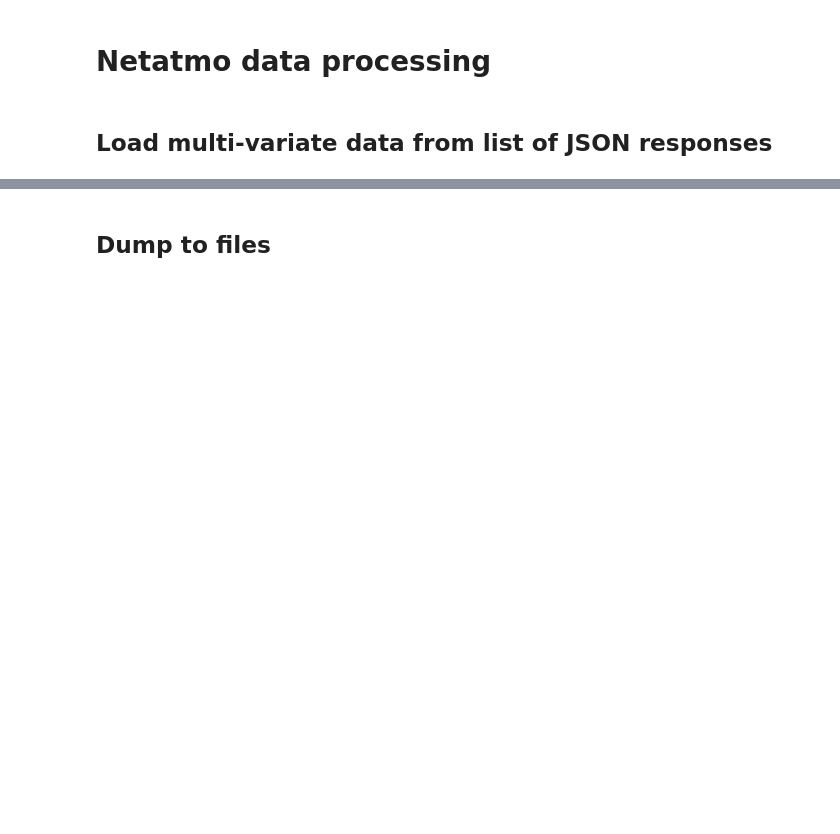
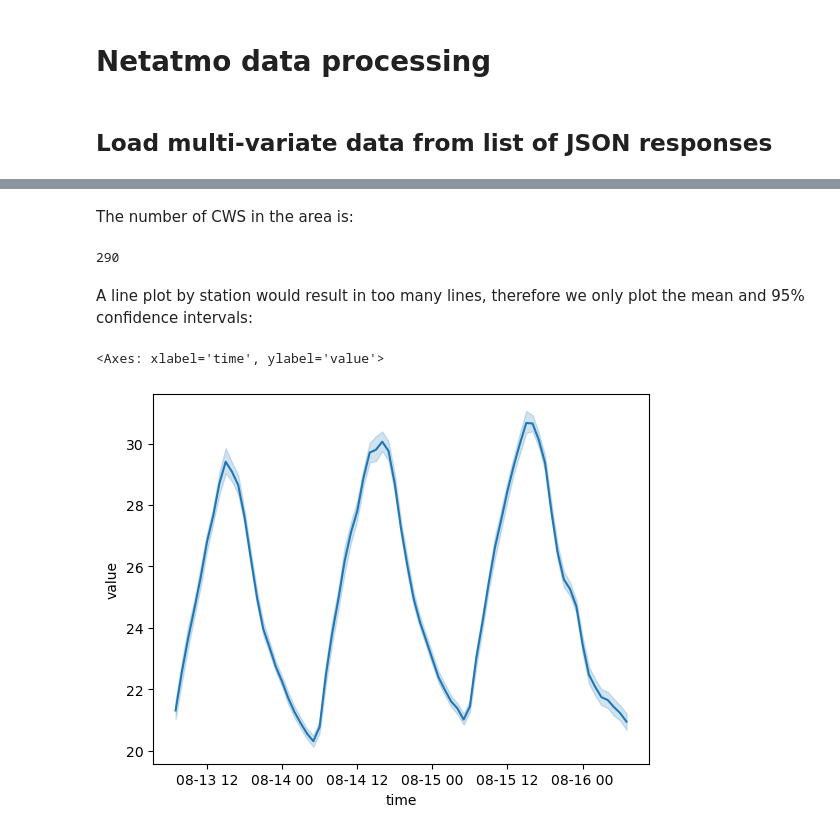
Before and after one commit to martibosch/uhi-drivers-lausanne, a Jupyter notebook: notebooks/netatmo-preprocessing.ipynb, the cells around one changed output, grey strips where cells are left out. Drawn from its saved outputs; the diff is of its cells as text; code cells hidden in the pictures; blank space fills up the shorter version.

Commit message:
feat: official stations data + DRY plots

```diff
--- a/notebooks/netatmo-preprocessing.ipynb
+++ b/notebooks/netatmo-preprocessing.ipynb
@@ -8,11 +11,16 @@ from uhi_drivers_lausanne import netatmo_utils
 # %% [markdown]
 ## Load multi-variate data from list of JSON responses
 # %%
-data_dir = "../data/raw/netatmo-lausanne-aug-21"
-dst_ts_df_filepath = "../data/interim/netatmo-lausanne-aug-21/ts-df.csv"
-dst_station_gser_filepath = "../data/interim/netatmo-lausanne-aug-21/station-gser.gpkg"
+start_dt = "2021-08-13T07:00"
+end_dt = "2021-08-16T07:00"
+
+data_dir = "../data/raw/netatmo"
+agglom_extent_filepath = "../data/raw/agglom-extent/agglom-extent.shp"
+dst_ts_df_filepath = "../data/interim/netatmo/ts-df.csv"
+dst_station_gser_filepath = "../data/interim/netatmo/station-gser.gpkg"
 # %%
 data_filepaths = glob.glob(path.join(data_dir, "*.json"))
+agglom_extent_gdf = gpd.read_file(agglom_extent_filepath)
 
 # use the following function to load the data from the JSON files into a pandas data
 # frame (time-series of measurements) and a geopandas geo-series (station locations)
@@ -20,4 +28,7 @@ ts_df, station_gser = netatmo_utils.process_filepaths(data_filepaths)
 # drop stations with the same location (likely due to an incorrect set up that led to
 # automatic location assignment based on the IP address of the wireless network)
 station_gser = station_gser[~station_gser.duplicated(keep=False)]
-ts_df = ts_df.loc[:, station_gser.index, :]
+# filter stations outside of the agglomeration extent
+station_gser = station_gser[station_gser.within(agglom_extent_gdf.to_crs(station_gser.crs).geometry[0])]
+# filter time-series to keep only stations in the station geo-series
+ts_df = ts_df.loc[:, station_gser.index, start_dt:end_dt]
@@ -43,2 +35,13 @@ dtype: geometry
-# %% [markdown]
-## Dump to files
+# %% [markdown]
+The number of CWS in the area is:
+# %%
+len(station_gser)
+# %% [output]
+290
+# %% [markdown]
+A line plot by station would result in too many lines, therefore we only plot the mean and 95% confidence intervals:
+# %%
+sns.lineplot(ts_df.loc["temperature"].reset_index(), x="time", y="value")
+# %% [output]
+<Axes: xlabel='time', ylabel='value'>
+[figure, added]
```
Also changed, not shown: parts of 5 cells of this notebook, 6 other files.
